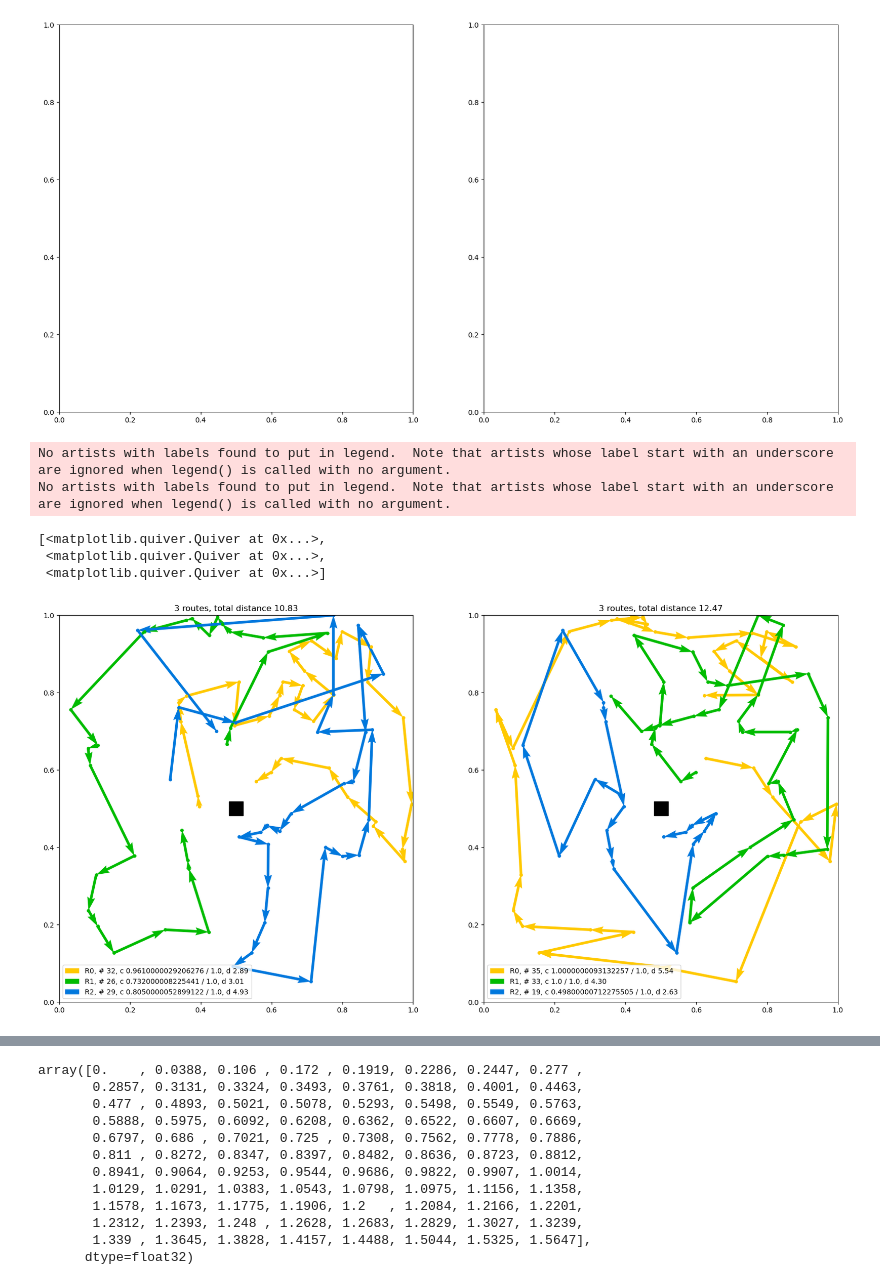
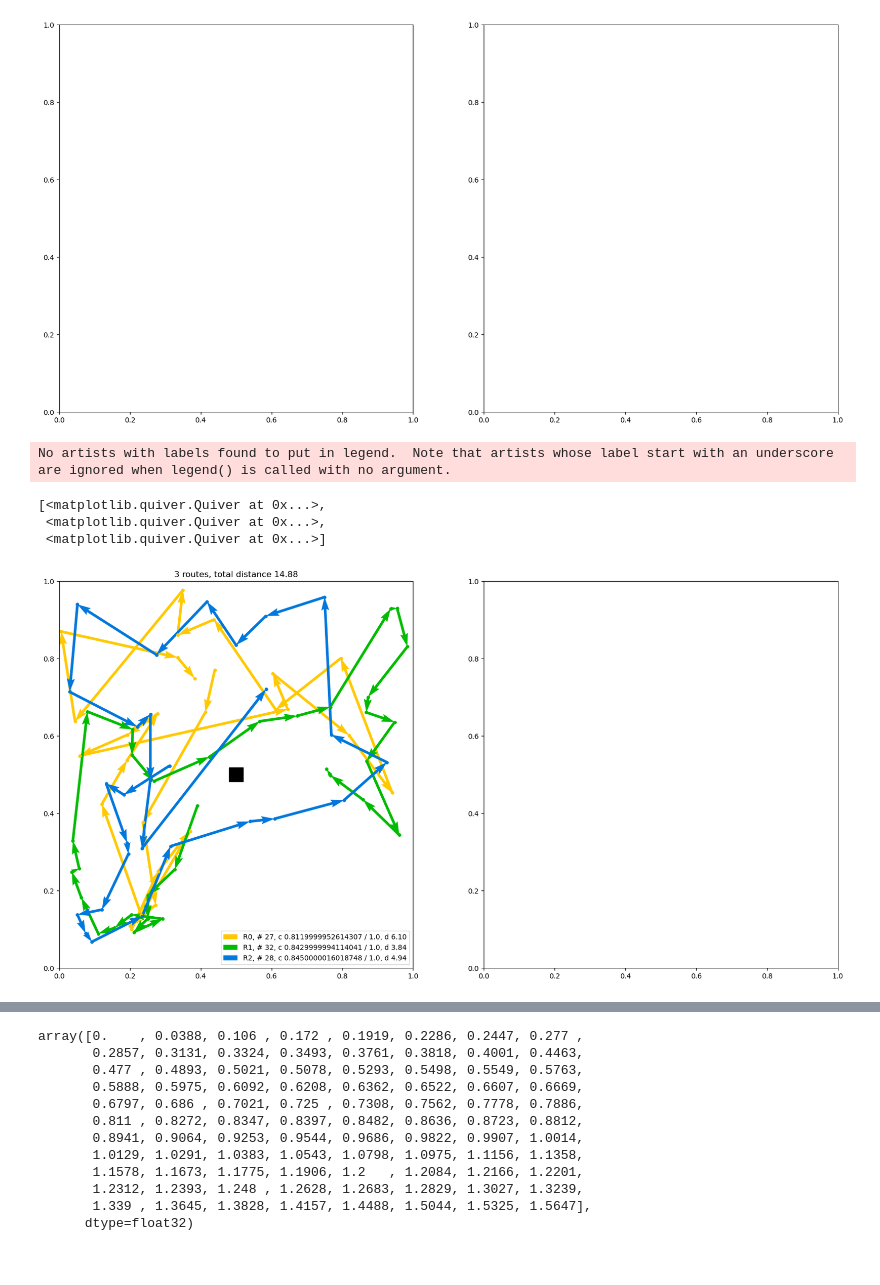
Before and after one commit to JTrainer-STORi/learning-pdtrp, a Jupyter notebook: import_model.ipynb, the cells around one changed output, grey strips where cells are left out. Cells and saved outputs as stored; diff of their text form; code cells hidden in the pictures.

Commit message:
Many updates made to the PDTRP environment

```diff
--- a/import_model.ipynb
+++ b/import_model.ipynb
@@ -15,7 +15,7 @@ from tqdm import tqdm
 
 use_cuda = torch.cuda.is_available()
 device = torch.device("cuda:0" if use_cuda else "cpu")
-problem_type = 'PDTRPTW'
+problem_type = 'PDCVRPTW'
 
 # if problem_type == 'PDTRP':
 #     model_filepath = 'models_HEC/rl-ar-var-20pnn-gnn-max-pdtrp_20250210T152027'
@@ -297,15 +297,15 @@ def plot_vehicle_routes_anim(all_nodes, demands, capacity, route, total_routes,
 
     return qvs
 # %%
-NUM_SAMPLES = 1
-BATCH_SIZE = 1
+NUM_SAMPLES = 1280
+BATCH_SIZE = 16
 
 # if problem_type == 'PDTRP':
 #     filename = 'data/pdtrp/test_data_PDTRP_N2.txt'
 # elif problem_type == 'PDCVRP':
 #     filename = 'data/pdcvrp/validation_data_PDCVRP.txt'
 
-filename = 'data/pdtrptw/validation_data_PDTRPTW.txt'
+filename = 'data/pdcvrptw/validation_data_PDCVRPTW.txt'
 
 # SET SEEDS FOR REPRODUCIBILITY
 np.random.seed(2512)
@@ -327,6 +327,24 @@ Loading from data/pdtrptw/validation_data_PDTRPTW.txt...
 with torch.no_grad():
     i = 0
     for bat in tqdm(dataloader):
+
+        pi = bat['tour_nodes']
+
+        batch_size, graph_size = bat['demand'].size()
+
+        graph_size -= 1
+
+        # Check that tours are valid, i.e. contain 0 to n - 1
+        sorted_pi = pi.data.sort(1)[0]
+
+        print(torch.arange(1, graph_size + 1, out=pi.data.new()).view(1, -1).expand(batch_size, graph_size))
+
+        print(sorted_pi[:, -graph_size:])
+
+        assert (
+        torch.arange(1, graph_size + 1, out=pi.data.new()).view(1, -1).expand(batch_size, graph_size) ==
+        sorted_pi[:, -graph_size:]
+        ).all() and (sorted_pi[:, :-graph_size] == 0).all(), "Invalid tour"
 
         if problem_type == 'PDTRP':
             input = {
@@ -389,17 +457,16 @@ def plot_qv(xy, tour, ax1):
 # %%
 index = 8
 fig, axs = plt.subplots(1, 2, figsize=(20, 10))
 #plot_vehicle_routes(bat['all_nodes'][index], bat['demand'][index], 1.0, pi_with_depot[index], axs[0], visualize_demands=True)
 plot_vehicle_routes(bat['all_nodes'][index], bat['demand'][index], 1.0, torch.tensor(bat['tour_nodes'][index].cpu().numpy()), axs[0],
 visualize_demands=False)
-plot_vehicle_routes(bat['all_nodes'][index], bat['demand'][index], 1.0, pi_with_depot[index], axs[1], visualize_demands=False)
+#plot_vehicle_routes(bat['all_nodes'][index], bat['demand'][index], 1.0, pi_with_depot[index], axs[1], visualize_demands=False)
 # %% [output]
 No artists with labels found to put in legend.  Note that artists whose label start with an underscore are ignored when legend() is called with no argument.
-No artists with labels found to put in legend.  Note that artists whose label start with an underscore are ignored when legend() is called with no argument.
 [<matplotlib.quiver.Quiver at 0x...>,
  <matplotlib.quiver.Quiver at 0x...>,
  <matplotlib.quiver.Quiver at 0x...>]
-[figure, old version]
+[figure, new version]
 # %%
 # plot an animation of OR-Tools PDCVRP solution
 
```
Also changed, not shown: parts of 9 cells of this notebook, 21 other files.
